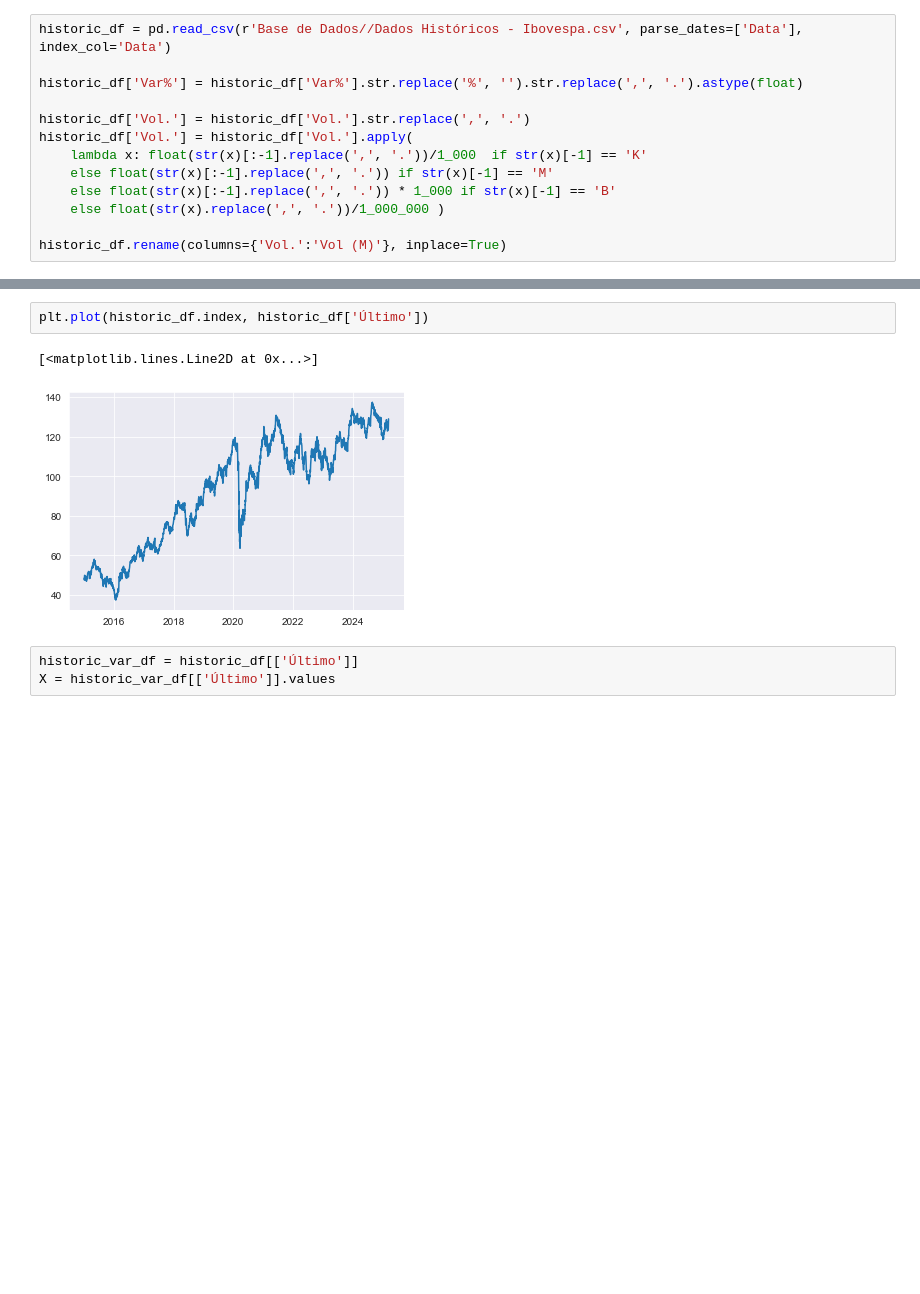
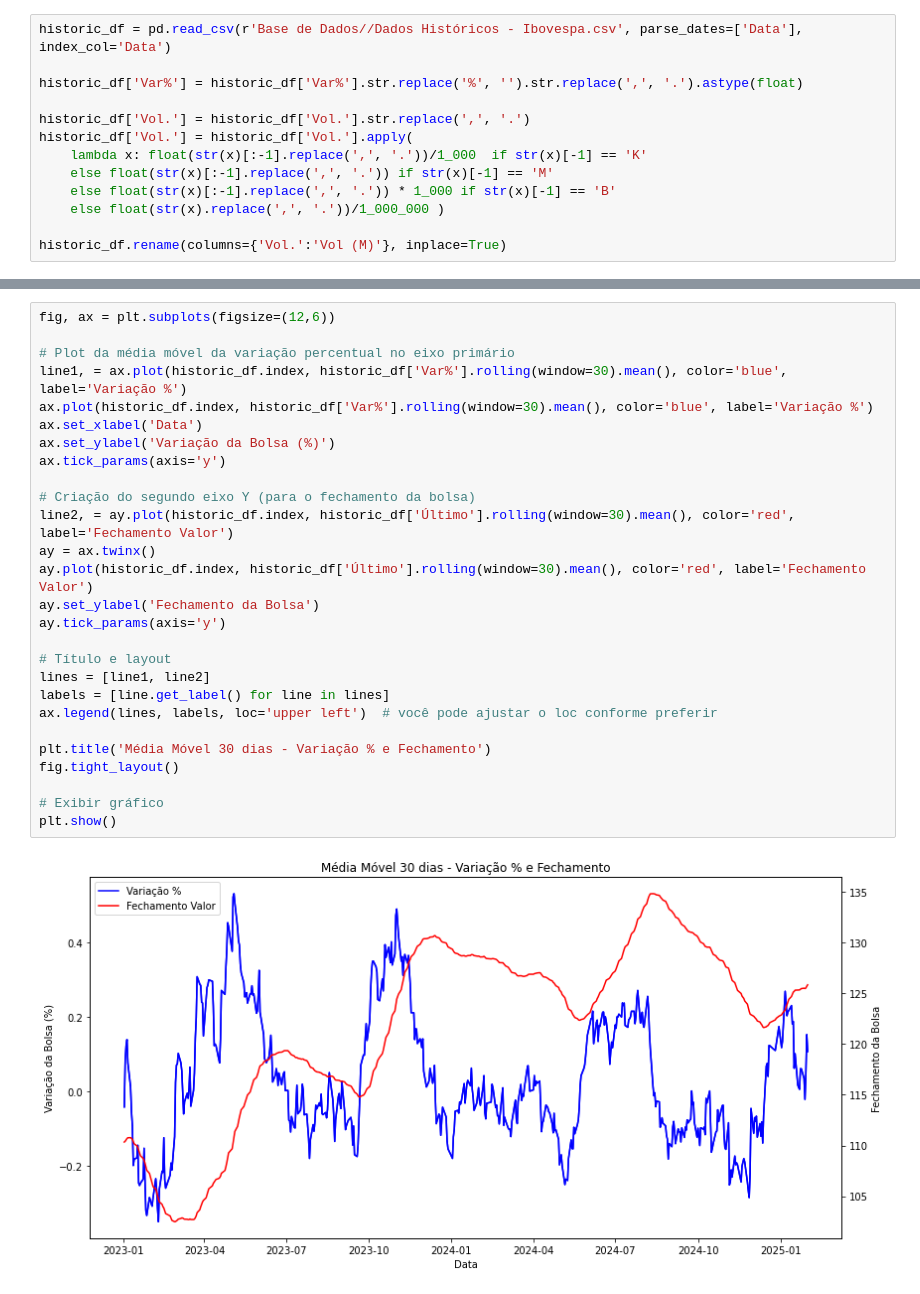
Before and after one commit to luishrufino/previsao_ibovespa, a Jupyter notebook: Machine Code.ipynb, the cells around one changed output, grey strips where cells are left out. Saved outputs shown, nothing was run; the diff lists cells and outputs as text; blank space fills up the shorter version.

```diff
--- a/Machine Code.ipynb
+++ b/Machine Code.ipynb
@@ -51,8 +51,29 @@ historic_df.describe()
-# %%
-plt.plot(historic_df.index, historic_df['Último'])
-# %% [output]
-[<matplotlib.lines.Line2D at 0x...>]
-[figure, removed]
-# %%
-historic_var_df = historic_df[['Último']]
-X = historic_var_df[['Último']].values
+# %%
+fig, ax = plt.subplots(figsize=(12,6))
+
+# Plot da média móvel da variação percentual no eixo primário
+line1, = ax.plot(historic_df.index, historic_df['Var%'].rolling(window=30).mean(), color='blue', label='Variação %')
+ax.plot(historic_df.index, historic_df['Var%'].rolling(window=30).mean(), color='blue', label='Variação %')
+ax.set_xlabel('Data')
+ax.set_ylabel('Variação da Bolsa (%)')
+ax.tick_params(axis='y')
+
+# Criação do segundo eixo Y (para o fechamento da bolsa)
+line2, = ay.plot(historic_df.index, historic_df['Último'].rolling(window=30).mean(), color='red', label='Fechamento Valor')
+ay = ax.twinx()
+ay.plot(historic_df.index, historic_df['Último'].rolling(window=30).mean(), color='red', label='Fechamento Valor')
+ay.set_ylabel('Fechamento da Bolsa')
+ay.tick_params(axis='y')
+
+# Título e layout
+lines = [line1, line2]
+labels = [line.get_label() for line in lines]
+ax.legend(lines, labels, loc='upper left')  # você pode ajustar o loc conforme preferir
+
+plt.title('Média Móvel 30 dias - Variação % e Fechamento')
+fig.tight_layout()
+
+# Exibir gráfico
+plt.show()
+# %% [output]
+[figure, added]
```
Also changed, not shown: parts of 14 cells of this notebook, 1 other file.
